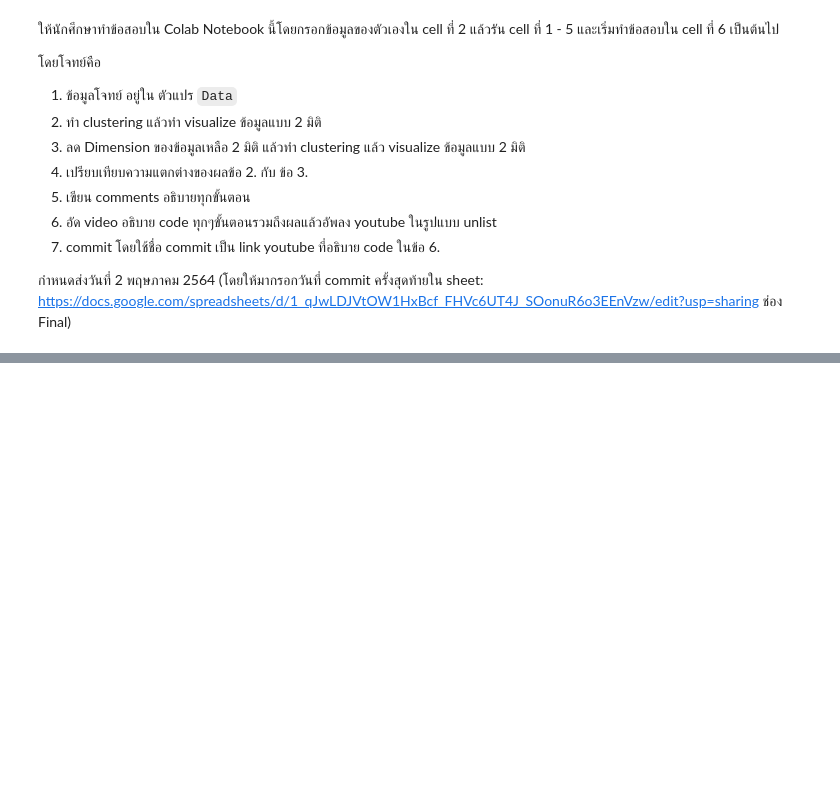
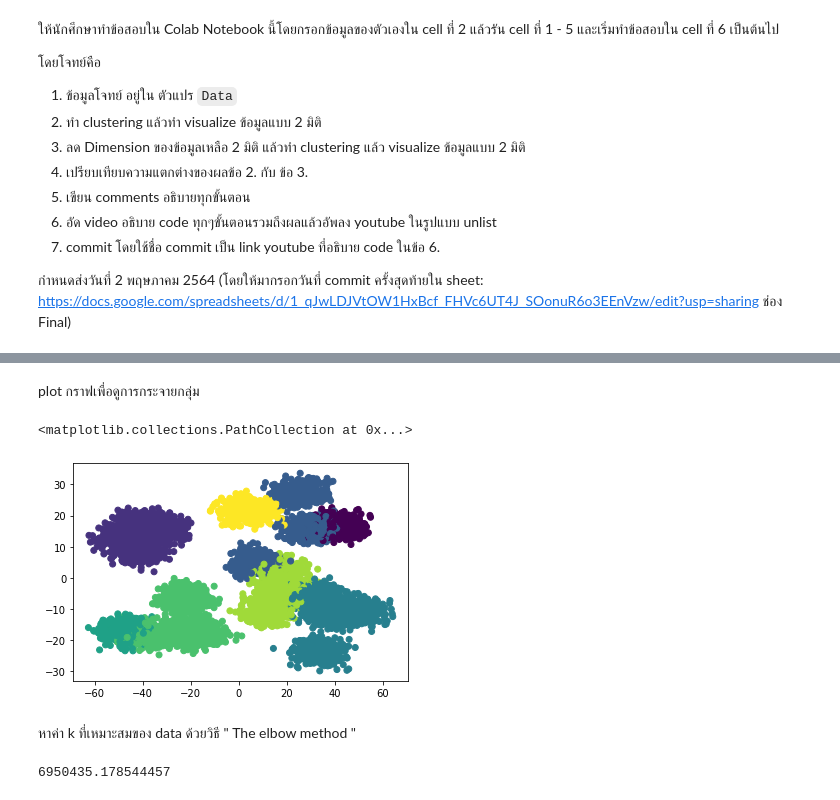
Before and after one commit to mintra-tippayaratsontorn/Multivariate, a Jupyter notebook: Multivariate_Exam.ipynb, the cells around one changed output, grey strips where cells are left out. Cells and saved outputs as stored; diff of their text form; code cells hidden in the pictures; blank space fills up the shorter version.

```diff
--- a/Multivariate_Exam.ipynb
+++ b/Multivariate_Exam.ipynb
@@ -59,0 +66,5 @@ Data
+# %%
+#Defind
+kmeans = KMeans(n_clusters=3,random_state=2021)
+#กำหนดค่า k ที่เราต้องการ (ถ้ามีค่า defult ไม่จำเป็นต้องกำหนดค่า k ก็ได้)
+#random_state=2021 คือกำหนดให้เริ่มสุ่มที่จุดเดียวกัน จะได้มีการจัดกลุ่มที่เหมือนกัน
@@ -59,0 +108,6 @@ Data
+# %%
+pca = PCA(n_components=2)
+# %%
+new_pca = pca.fit_transform(Data)
+# %% [markdown]
+plot กราฟเพื่อดูการกระจายกลุ่ม
@@ -59,0 +116,15 @@ Data
+# %%
+kmeans = KMeans(random_state=2021)
+kmeans.fit(Data)
+y = kmeans.predict(Data)
+plt.scatter(new_pca[:,0],new_pca[:,1],c=y)
+# %% [output]
+<matplotlib.collections.PathCollection at 0x...>
+[figure, added]
+# %% [markdown]
+หาค่า k ที่เหมาะสมของ data ด้วยวิธี " The elbow method "
+# %%
+#คำนวนค่า SSE ของ data
+kmeans.inertia_
+# %% [output]
+6950435.178544457
```
Also changed, not shown: parts of 20 cells of this notebook.
